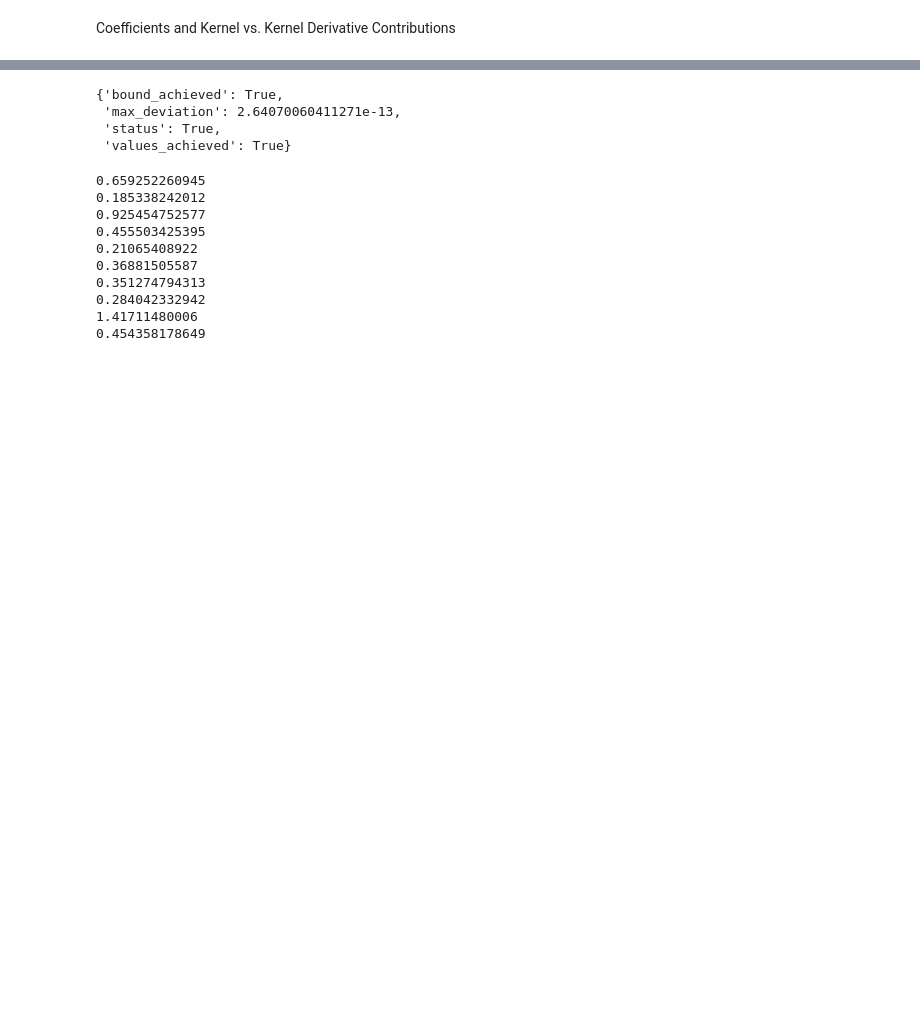
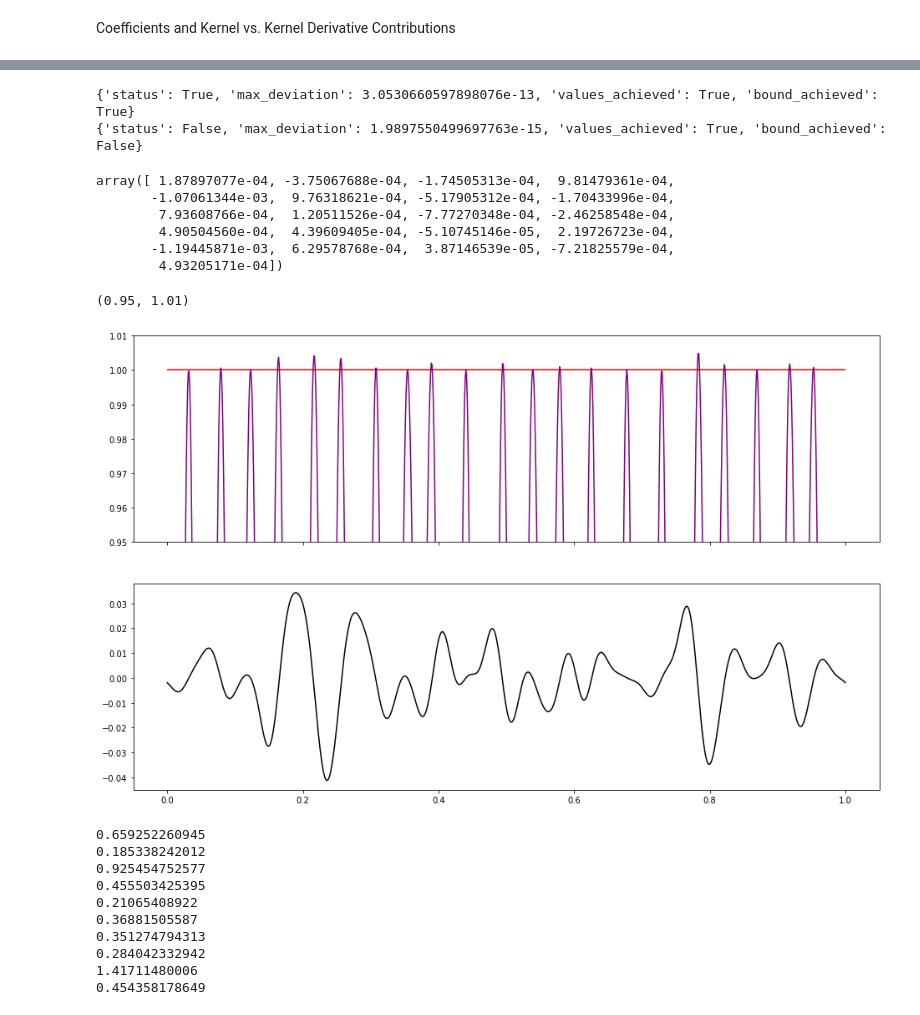
Before and after one commit to eonaran/sr_multisignals, a Jupyter notebook: L2 Minimization Interpolant Details.ipynb, the cells around one changed output, grey strips where cells are left out. Drawn from its saved outputs; the diff is of its cells as text; code cells hidden in the pictures; blank space fills up the shorter version.

```diff
--- a/L2 Minimization Interpolant Details.ipynb
+++ b/L2 Minimization Interpolant Details.ipynb
@@ -37,7 +90,28 @@ plt_util.plot_magnitude_bounds()
 # %%
-dual_certificates.validate(support, sign_pattern, interpolator)
+print dual_certificates.validate(support, sign_pattern, interpolator)
+print dual_certificates.validate(support, sign_pattern, interpolator_no_deriv)
 # %% [output]
-{'bound_achieved': True,
- 'max_deviation': 2.64070060411271e-13,
- 'status': True,
- 'values_achieved': True}
+{'status': True, 'max_deviation': 3.0530660597898076e-13, 'values_achieved': True, 'bound_achieved': True}
+{'status': False, 'max_deviation': 1.9897550499697763e-15, 'values_achieved': True, 'bound_achieved': False}
+# %%
+def kernel_matrix(kernel, support):
+    shifted_supports = np.outer(np.ones(N), support) - np.outer(support, np.ones(N))
+    return kernel.eval(shifted_supports).real
+# %%
+K0 = kernel_matrix(kernel, support)
+K1 = kernel_matrix(kernel.derivative(), support)
+K2 = kernel_matrix(kernel.derivative().derivative(), support)
+
+K0_inv = np.linalg.inv(K0)
+# %%
+beta = np.diag(np.linalg.solve(K0, K1)) / np.diag(K2 - np.dot(K1, np.linalg.solve(K0, K1)))
+d_beta_V = np.dot(np.diag(beta), sign_pattern)
+# %%
+beta
+# %% [output]
+array([ 1.87897077e-04, -3.75067688e-04, -1.74505313e-04,  9.81479361e-04,
+       -1.07061344e-03,  9.76318621e-04, -5.17905312e-04, -1.70433996e-04,
+        7.93608766e-04,  1.20511526e-04, -7.77270348e-04, -2.46258548e-04,
+        4.90504560e-04,  4.39609405e-04, -5.10745146e-05,  2.19726723e-04,
+       -1.19445871e-03,  6.29578768e-04,  3.87146539e-05, -7.21825579e-04,
+        4.93205171e-04])
@@ -44,3 +155,26 @@ dual_certificates.validate(support, sign_pattern, interpolator)
+# %%
+reload(plt_util)
+
+fig, axes = plt.subplots(2, 1, sharex=True, figsize=(16,10))
+
+# plt.plot(ts, values, c='blue', alpha=1)
+axes[0].plot(ts, np.array(values_triangle), c='purple')
+# axes[0].plot(ts, np.array(values), c='purple')
+# plt.plot(ts, values_triangle_weak, c='pink')
+
+# plt.plot(ts, values_1, c='orange', alpha=0.7)
+# plt.plot(ts, values_2, c='pink', alpha=1)
+
+axes[1].plot(ts, np.array(inner_product_terms), c='black')
+
+# plt_util.plot_support_magnitude_lines(support)
+plt_util.plot_magnitude_bounds(ax=axes[0])
+
+axes[0].set_ylim(0.95, 1.01)
+# axes[0].set_xlim(0.7, 0.9)
+# %% [output]
+(0.95, 1.01)
+[figure, added]
 # %%
 kernel_coeffs, kernel_derivative_coeffs = dual_certificates.interpolate_multidim_l2_min(
     support, sign_pattern, kernel, return_coeffs=True)
```
Also changed, not shown: parts of 9 cells of this notebook, 3 other files.
